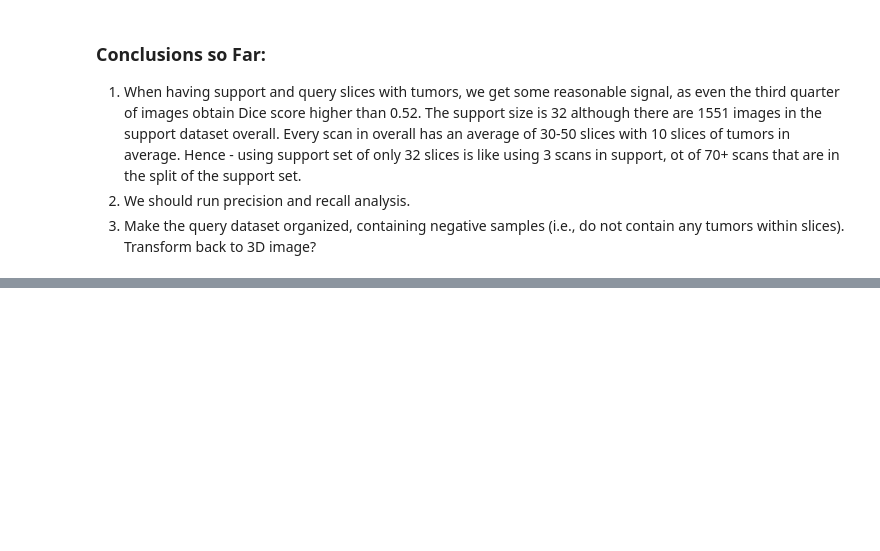
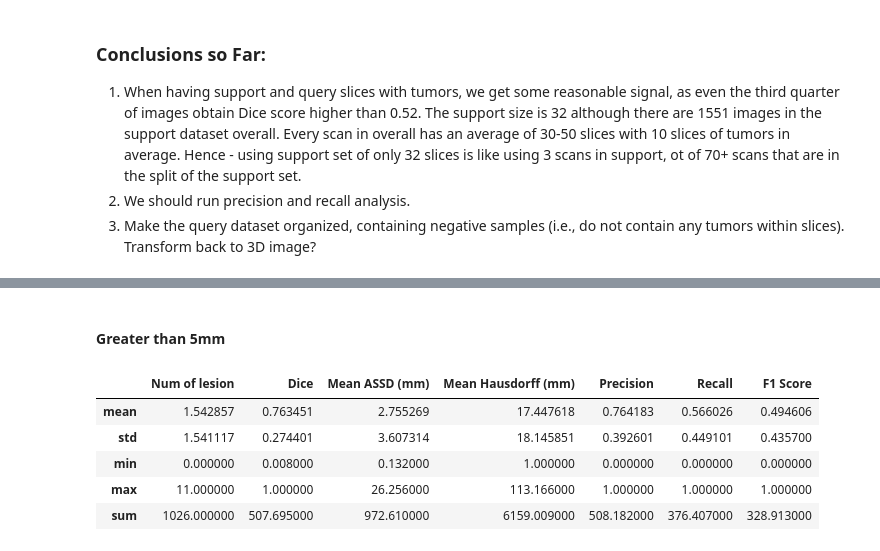
Before and after one commit to alinaryabtsev/FewShotLearning, a Jupyter notebook: test_modules/universeg_test.ipynb, the cells around one changed output, grey strips where cells are left out. Saved outputs shown, nothing was run; the diff lists cells and outputs as text; code cells hidden in the pictures; blank space fills up the shorter version.

```diff
--- a/test_modules/universeg_test.ipynb
+++ b/test_modules/universeg_test.ipynb
@@ -549,0 +594,11 @@ results_detection[2]  # lesions greater than 10 mm
+# %%
+display(Markdown("#### Greater than 5mm"))
+results_detection[1][["Num of lesion", "Dice", "Mean ASSD (mm)", "Mean Hausdorff (mm)", "Precision", "Recall", "F1 Score"]]
+# %% [output]
+#### Greater than 5mm
+|  | Num of lesion | Dice | Mean ASSD (mm) | Mean Hausdorff (mm) | Precision | Recall | F1 Score |
+| mean | 1.542857 | 0.763451 | 2.755269 | 17.447618 | 0.764183 | 0.566026 | 0.494606 |
+| std | 1.541117 | 0.274401 | 3.607314 | 18.145851 | 0.392601 | 0.449101 | 0.435700 |
+| min | 0.000000 | 0.008000 | 0.132000 | 1.000000 | 0.000000 | 0.000000 | 0.000000 |
+| max | 11.000000 | 1.000000 | 26.256000 | 113.166000 | 1.000000 | 1.000000 | 1.000000 |
+| sum | 1026.000000 | 507.695000 | 972.610000 | 6159.009000 | 508.182000 | 376.407000 | 328.913000 |
```
Also changed, not shown: parts of 18 cells of this notebook.
